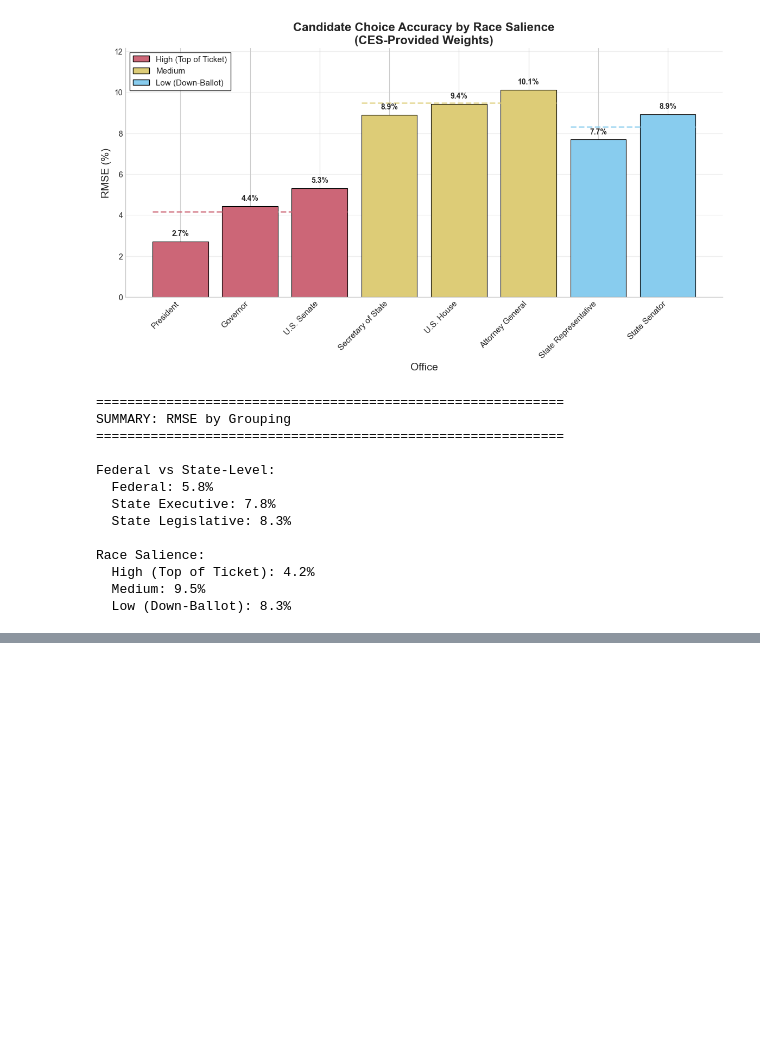
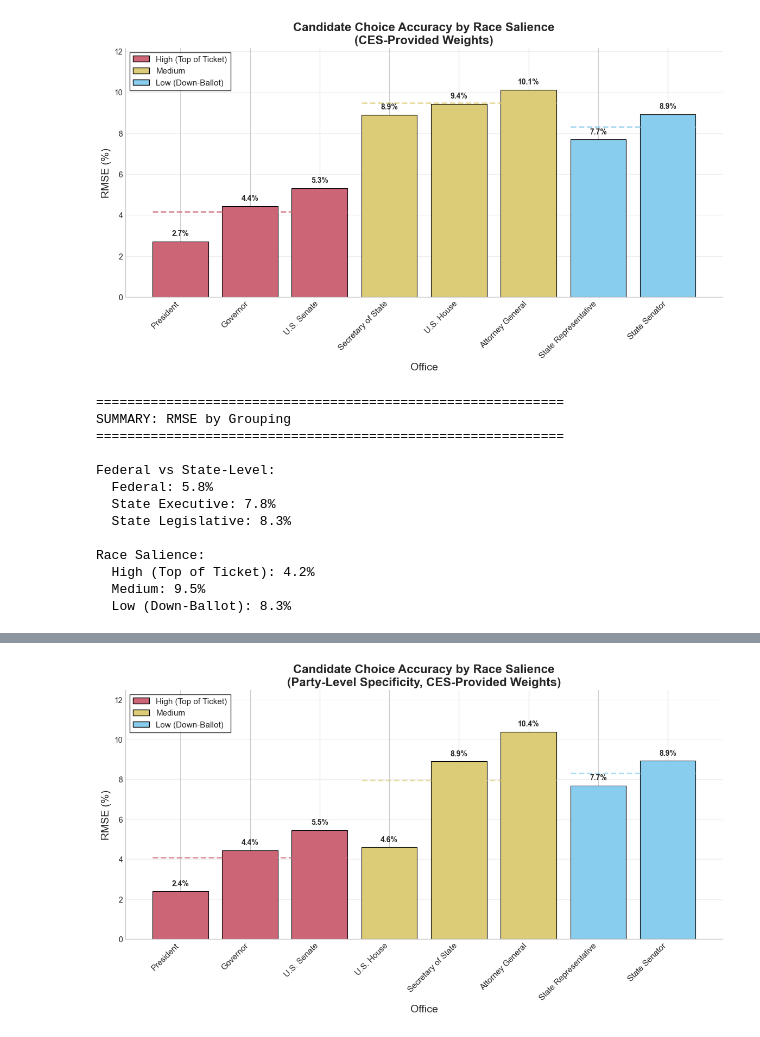
Before and after one commit to jdpru/CES-Accuracy-Analysis, a Jupyter notebook: tables_and_figures/figuresHQ.ipynb, the cells around one changed output, grey strips where cells are left out. Drawn from its saved outputs; the diff is of its cells as text; code cells hidden in the pictures; blank space fills up the shorter version.

```diff
--- a/tables_and_figures/figuresHQ.ipynb
+++ b/tables_and_figures/figuresHQ.ipynb
@@ -1945,0 +1951,79 @@ Race Salience:
+# %%
+# =============================================================================
+# RACE SALIENCE: PARTY-LEVEL SPECIFICITY
+# =============================================================================
+
+# Filter for Party specificity, CES-Provided Weights, Validity_Scheme='All'
+df_party = metrics_base_full[
+    (metrics_base_full['Class'] == 'Candidate Choice') &
+    (metrics_base_full['Weighting_Method'] == 'CES-Provided Weights') &
+    (metrics_base_full['Validity_Scheme'] == 'All') &
+    (metrics_base_full['Specificity'] == 'Party')
+].copy()
+
+rmse_by_office_party = df_party.groupby('Variable')['Error'].apply(calculate_rmse).sort_values()
+
+print("RMSE by Office (Party-level specificity):")
+for office, rmse in rmse_by_office_party.items():
+    print(f"  {office}: {rmse:.2f}%")
+
+SALIENCE_GROUPS_ALL = {
+    'President': 'High (Top of Ticket)',
+    'Governor': 'High (Top of Ticket)',
+    'U.S. Senate': 'High (Top of Ticket)',
+    'U.S. House': 'Medium',
+    'Attorney General': 'Medium',
+    'Secretary of State': 'Medium',
+    'State Senator': 'Low (Down-Ballot)',
+    'State Representative': 'Low (Down-Ballot)'
+}
+
+fig, ax = plt.subplots(figsize=(12, 7))
+
+salience_order = ['High (Top of Ticket)', 'Medium', 'Low (Down-Ballot)']
+offices_by_salience = []
+for salience in salience_order:
+    salience_offices = [o for o, s in SALIENCE_GROUPS_ALL.items() if s == salience and o in rmse_by_office_party]
+    offices_by_salience.extend(sorted(salience_offices, key=lambda x: rmse_by_office_party.get(x, 0)))
+
+x_pos = np.arange(len(offices_by_salience))
+values = [rmse_by_office_party.get(o, 0) for o in offices_by_salience]
+colors = [SALIENCE_COLORS[SALIENCE_GROUPS_ALL[o]] for o in offices_by_salience]
+
+bars = ax.bar(x_pos, values, color=colors, edgecolor='black', linewidth=0.8)
+
+for bar, val in zip(bars, values):
+    ax.annotate(f'{val:.1f}%', xy=(bar.get_x() + bar.get_width()/2, bar.get_height()),
+                xytext=(0, 5), textcoords="offset points", ha='center', va='bottom', fontsize=10, fontweight='bold')
+
+for salience in salience_order:
+    salience_offices = [o for o, s in SALIENCE_GROUPS_ALL.items() if s == salience and o in rmse_by_office_party]
+    if salience_offices:
+        salience_rmse = np.mean([rmse_by_office_party.get(o, 0) for o in salience_offices])
+        indices = [i for i, o in enumerate(offices_by_salience) if SALIENCE_GROUPS_ALL[o] == salience]
+        if indices:
+            ax.hlines(salience_rmse, min(indices) - 0.4, max(indices) + 0.4,
+                      colors=SALIENCE_COLORS[salience], linestyles='--', linewidth=2, alpha=0.7)
+
+ax.set_xlabel('Office', fontsize=14)
+ax.set_ylabel('RMSE (%)', fontsize=14)
+ax.set_title('Candidate Choice Accuracy by Race Salience\n(Party-Level Specificity, CES-Provided Weights)', fontsize=16, fontweight='bold')
+ax.set_xticks(x_pos)
+ax.set_xticklabels(offices_by_salience, rotation=45, ha='right', fontsize=11)
+ax.spines['top'].set_visible(False)
+ax.spines['right'].set_visible(False)
+ax.set_ylim(0, max(values) * 1.2)
+ax.grid(axis='y', linestyle='-', alpha=0.3)
+
+legend_elements = [Patch(facecolor=SALIENCE_COLORS[s], edgecolor='black', label=s) for s in salience_order]
+ax.legend(handles=legend_elements, loc='upper left', fontsize=11, frameon=True, fancybox=False, edgecolor='black')
+
+save_figure(fig, 'rmse_by_office_salience_party.png')
+plt.show()
+
+print("\nSalience Group Averages (Party-level):")
+for salience in salience_order:
+    salience_offices = [o for o, s in SALIENCE_GROUPS_ALL.items() if s == salience and o in rmse_by_office_party]
+    if salience_offices:
+        print(f"  {salience}: {np.mean([rmse_by_office_party.get(o, 0) for o in salience_offices]):.1f}%")
+# %% [output]
@@ -1945,0 +2040 @@ Race Salience:
+[figure, added]
```
Also changed, not shown: parts of 5 cells of this notebook, 3 other files.
